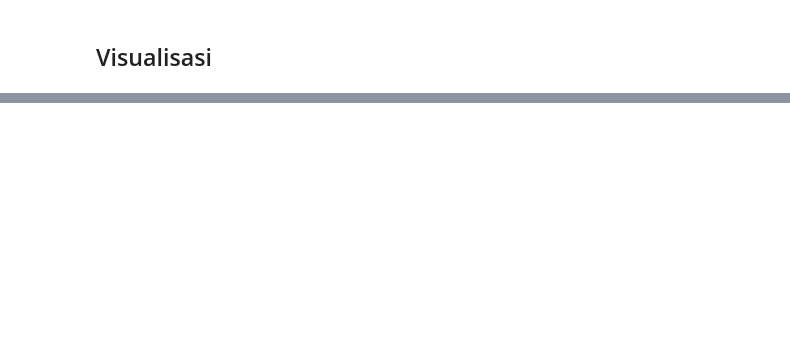
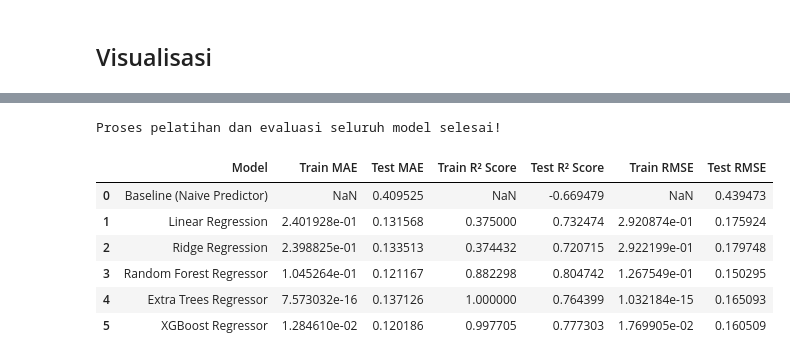
Before and after one commit to mdprsty16/waste-management-stack, a Jupyter notebook: apps/ml-build/notebooks/02_experiment_modelling.ipynb, the cells around one changed output, grey strips where cells are left out. Cells and saved outputs as stored; diff of their text form; code cells hidden in the pictures; blank space fills up the shorter version.

```diff
--- a/apps/ml-build/notebooks/02_experiment_modelling.ipynb
+++ b/apps/ml-build/notebooks/02_experiment_modelling.ipynb
@@ -346,0 +495,59 @@ plt.show()
+# %%
+y_train_orig = np.expm1(y_train_log)
+
+results = []
+
+y_pred_naive_orig = np.expm1(X_test["monday_weekend_interaction"])
+results.append(
+    {
+        "Model": "Baseline (Naive Predictor)",
+        "Train MAE": np.nan,
+        "Test MAE": mean_absolute_error(y_test_orig, y_pred_naive_orig),
+        "Train R² Score": np.nan,
+        "Test R² Score": r2_score(y_test_orig, y_pred_naive_orig),
+        "Train RMSE": np.nan,
+        "Test RMSE": np.sqrt(mean_squared_error(y_test_orig, y_pred_naive_orig)),
+    }
+)
+
+for name, model in models.items():
+    model.fit(X_train, y_train_log)
+
+    y_train_pred_log = model.predict(X_train)
+    y_train_pred_orig = np.expm1(y_train_pred_log)
+
+    mae_train = mean_absolute_error(y_train_orig, y_train_pred_orig)
+    rmse_train = np.sqrt(mean_squared_error(y_train_orig, y_train_pred_orig))
+    r2_train = r2_score(y_train_orig, y_train_pred_orig)
+
+    y_test_pred_log = model.predict(X_test)
+    y_test_pred_orig = np.expm1(y_test_pred_log)
+
+    mae_test = mean_absolute_error(y_test_orig, y_test_orig) if 'y_test_orig' in locals() and name == "Baseline (Naive Predictor)" else mean_absolute_error(y_test_orig, y_test_pred_orig)
+    rmse_test = np.sqrt(mean_squared_error(y_test_orig, y_test_pred_orig))
+    r2_test = r2_score(y_test_orig, y_test_pred_orig)
+
+    results.append(
+        {
+            "Model": name,
+            "Train MAE": mae_train,
+            "Test MAE": mae_test,
+            "Train R² Score": r2_train,
+            "Test R² Score": r2_test,
+            "Train RMSE": rmse_train,
+            "Test RMSE": rmse_test,
+        }
+    )
+
+df_results = pd.DataFrame(results)
+print("Proses pelatihan dan evaluasi seluruh model selesai!")
+display(df_results)
+# %% [output]
+Proses pelatihan dan evaluasi seluruh model selesai!
+|  | Model | Train MAE | Test MAE | Train R² Score | Test R² Score | Train RMSE | Test RMSE |
+| 0 | Baseline (Naive Predictor) | NaN | 0.409525 | NaN | -0.669479 | NaN | 0.439473 |
+| 1 | Linear Regression | 2.401928e-01 | 0.131568 | 0.375000 | 0.732474 | 2.920874e-01 | 0.175924 |
+| 2 | Ridge Regression | 2.398825e-01 | 0.133513 | 0.374432 | 0.720715 | 2.922199e-01 | 0.179748 |
+| 3 | Random Forest Regressor | 1.045264e-01 | 0.121167 | 0.882298 | 0.804742 | 1.267549e-01 | 0.150295 |
+| 4 | Extra Trees Regressor | 7.573032e-16 | 0.137126 | 1.000000 | 0.764399 | 1.032184e-15 | 0.165093 |
+| 5 | XGBoost Regressor | 1.284610e-02 | 0.120186 | 0.997705 | 0.777303 | 1.769905e-02 | 0.160509 |
```
Also changed, not shown: parts of 12 cells of this notebook, 2 other files.
